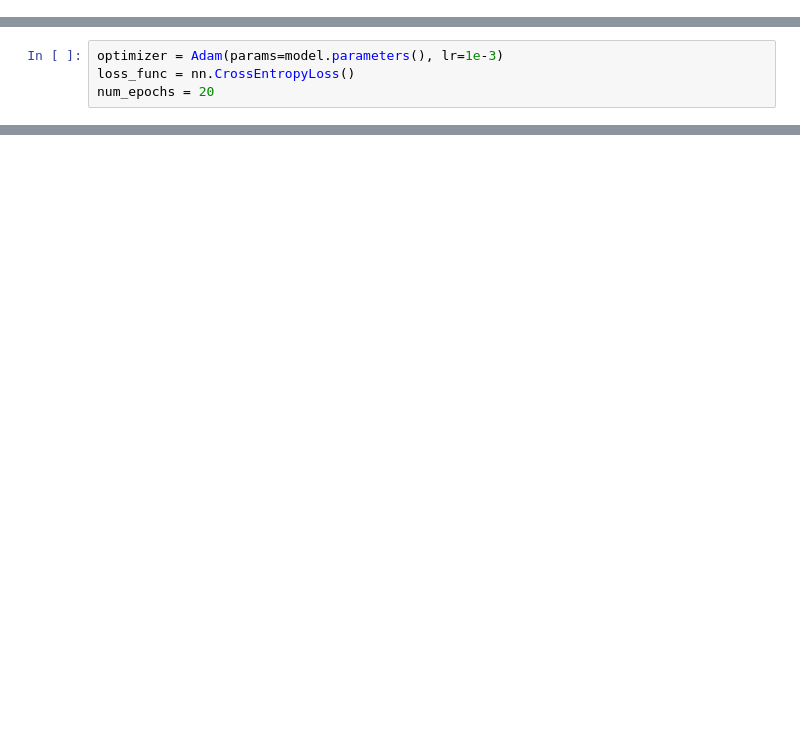
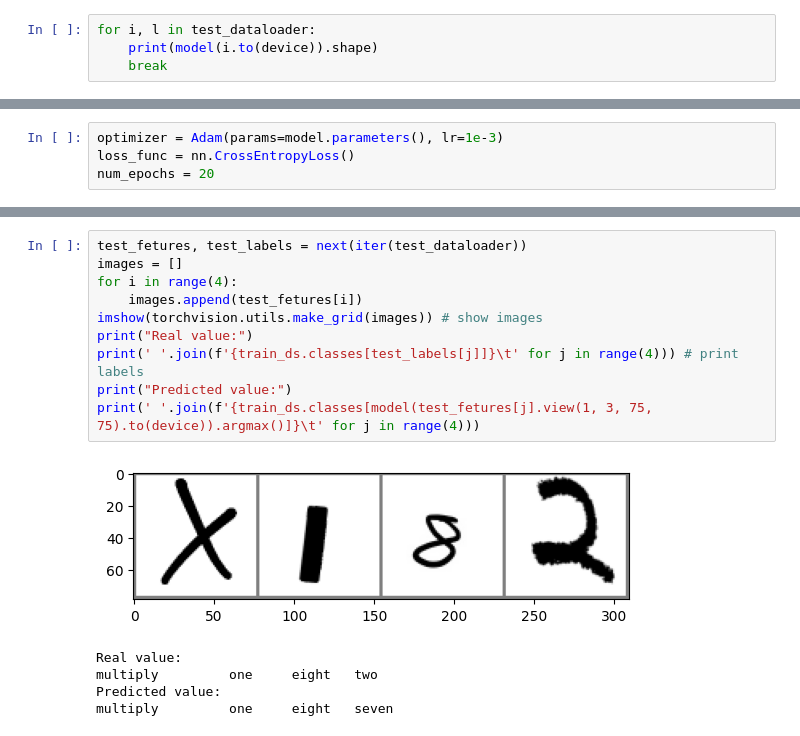
Before and after one commit to Danil-Ivonin/PythonTasksBozorov, a Jupyter notebook: ML_DNN/Lab2.ipynb, the cells around one changed output, grey strips where cells are left out. Saved outputs shown, nothing was run; the diff lists cells and outputs as text; blank space fills up the shorter version.

```diff
--- a/ML_DNN/Lab2.ipynb
+++ b/ML_DNN/Lab2.ipynb
@@ -113 +127,5 @@ CNN(
 )
+# %%
+for i, l in test_dataloader:
+    print(model(i.to(device)).shape)
+    break
@@ -160,0 +292,16 @@ Accuracy of the network on the test images: 92 %
+# %%
+test_fetures, test_labels = next(iter(test_dataloader))
+images = []
+for i in range(4):
+    images.append(test_fetures[i])
+imshow(torchvision.utils.make_grid(images)) # show images
+print("Real value:")
+print(' '.join(f'{train_ds.classes[test_labels[j]]}\t' for j in range(4))) # print labels
+print("Predicted value:")
+print(' '.join(f'{train_ds.classes[model(test_fetures[j].view(1, 3, 75, 75).to(device)).argmax()]}\t' for j in range(4)))
+# %% [output]
+[figure, added]
+Real value:
+multiply         one     eight   two
+Predicted value:
+multiply         one     eight   seven
```
Also changed, not shown: parts of 26 cells of this notebook.
